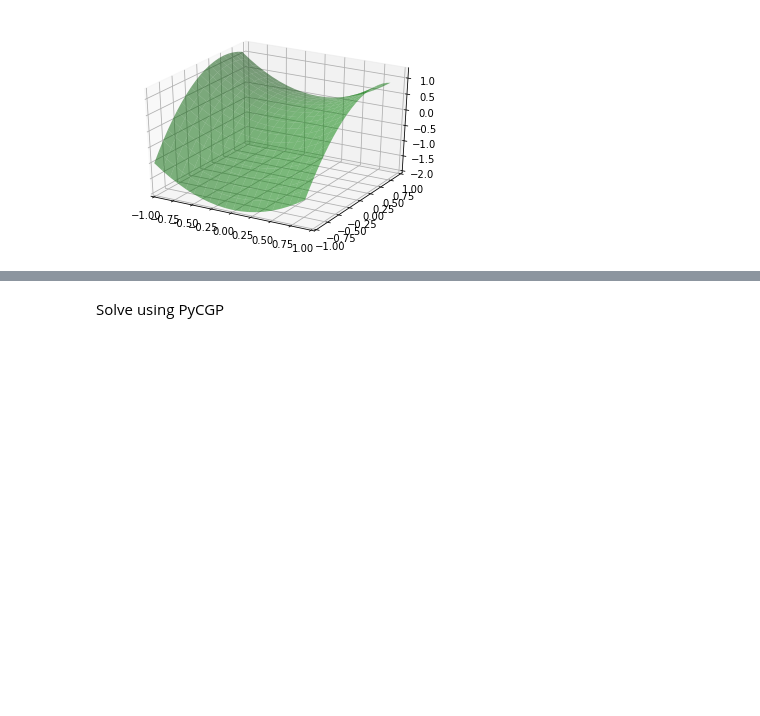
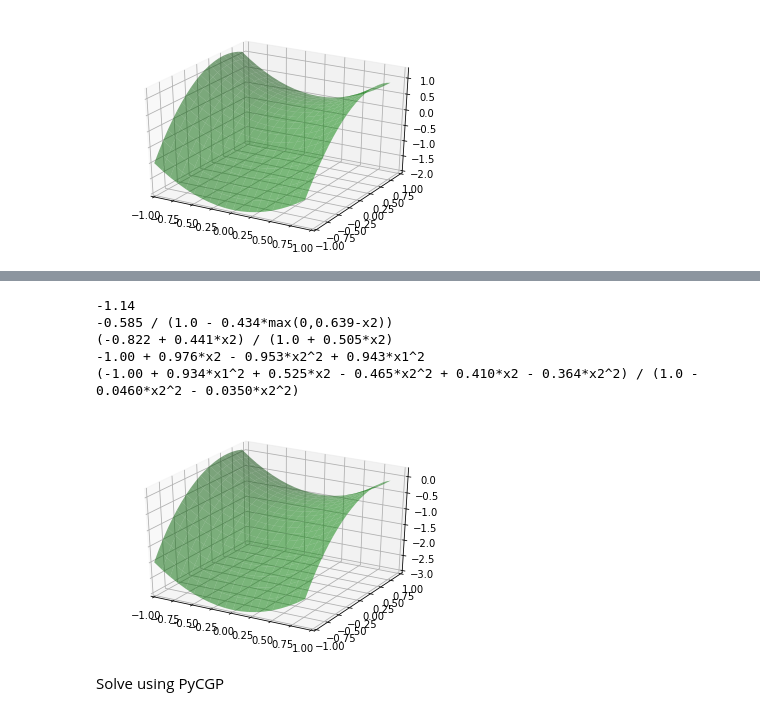
Before and after one commit to Jarino/pycgp-notebooks, a Jupyter notebook: Symbolic regression 2D.ipynb, the cells around one changed output, grey strips where cells are left out. Saved outputs shown, nothing was run; the diff lists cells and outputs as text; code cells hidden in the pictures; blank space fills up the shorter version.

```diff
--- a/Symbolic regression 2D.ipynb
+++ b/Symbolic regression 2D.ipynb
@@ -32,3 +32,9 @@ y_train = X_train[:, 0]**2 - X_train[:, 1]**2 + X_train[:, 1] - 1
 # Testing samples
 X_test = rng.uniform(-1, 1, 100).reshape(50, 2)
 y_test = X_test[:, 0]**2 - X_test[:, 1]**2 + X_test[:, 1] - 1
+# %%
+%%time
+
+import ffx
+
+models = ffx.run(X_train, y_train, X_test, y_test, ['x1', 'x2'])
@@ -35,3 +44,21 @@ y_test = X_test[:, 0]**2 - X_test[:, 1]**2 + X_test[:, 1] - 1
+# %%
+for model in models:
+    print(model)
+# %% [output]
+-1.14
+-0.585 / (1.0 - 0.434*max(0,0.639-x2))
+(-0.822 + 0.441*x2) / (1.0 + 0.505*x2)
+-1.00 + 0.976*x2 - 0.953*x2^2 + 0.943*x1^2
+(-1.00 + 0.934*x1^2 + 0.525*x2 - 0.465*x2^2 + 0.410*x2 - 0.364*x2^2) / (1.0 - 0.0460*x2^2 - 0.0350*x2^2)
+# %%
+yhat = models[-1].simulate(np.c_[x0.ravel(), x1.ravel()]).reshape(x0.shape)
+
+ax = plt.figure().gca(projection='3d')
+ax.set_xlim(-1, 1)
+ax.set_ylim(-1, 1)
+surf = ax.plot_surface(x0, x1, yhat, rstride=1, cstride=1, color='green', alpha=0.5)
+# %% [output]
+[figure, added]
 # %% [markdown]
 Solve using PyCGP
 # %%
```
Also changed, not shown: parts of 3 cells of this notebook, 10 other files.
